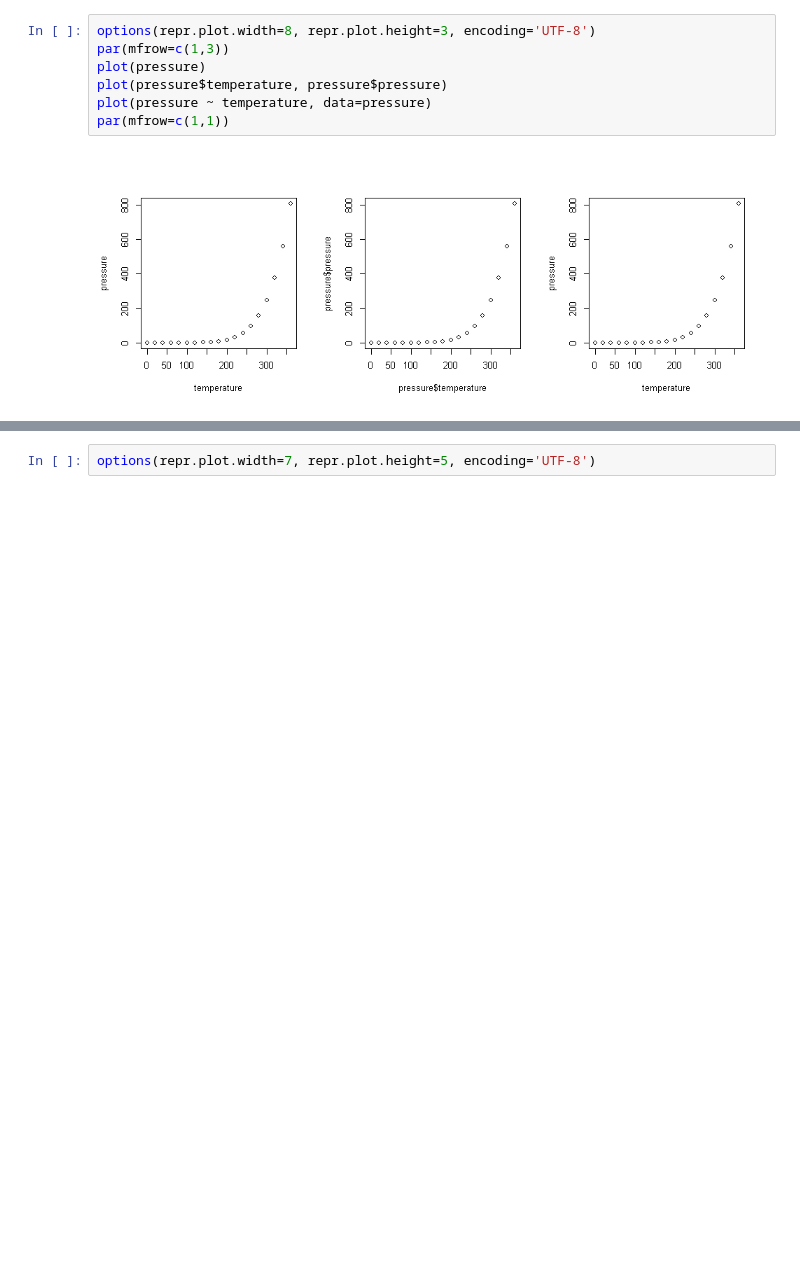
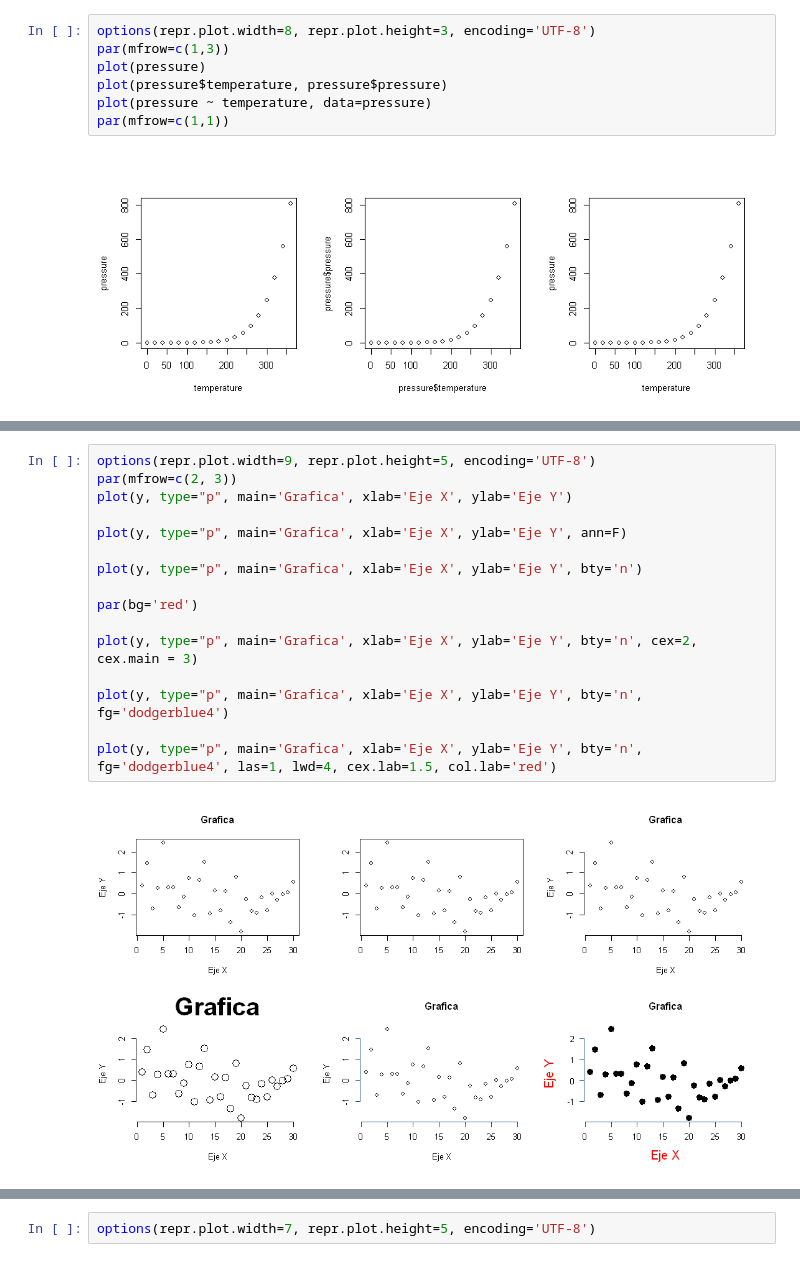
Before and after one commit to JEstebanMejiaV/Mineria.de.Datos.Aplicada, a Jupyter notebook: Vizualización/Introducción a la vizuaización en R.ipynb, the cells around one changed output, grey strips where cells are left out. Saved outputs shown, nothing was run; the diff lists cells and outputs as text; blank space fills up the shorter version.

```diff
--- a/Vizualización/Introducción a la vizuaización en R.ipynb
+++ b/Vizualización/Introducción a la vizuaización en R.ipynb
@@ -41,0 +48,18 @@ plot(y, type="h")
+# %%
+options(repr.plot.width=9, repr.plot.height=5, encoding='UTF-8')
+par(mfrow=c(2, 3))
+plot(y, type="p", main='Grafica', xlab='Eje X', ylab='Eje Y')
+
+plot(y, type="p", main='Grafica', xlab='Eje X', ylab='Eje Y', ann=F)
+
+plot(y, type="p", main='Grafica', xlab='Eje X', ylab='Eje Y', bty='n')
+
+par(bg='red')
+
+plot(y, type="p", main='Grafica', xlab='Eje X', ylab='Eje Y', bty='n', cex=2, cex.main = 3)
+
+plot(y, type="p", main='Grafica', xlab='Eje X', ylab='Eje Y', bty='n', fg='dodgerblue4')
+
+plot(y, type="p", main='Grafica', xlab='Eje X', ylab='Eje Y', bty='n', fg='dodgerblue4', las=1, lwd=4, cex.lab=1.5, col.lab='red')
+# %% [output]
+[figure, added]
```
Also changed, not shown: parts of 20 cells of this notebook, 8 other files.
